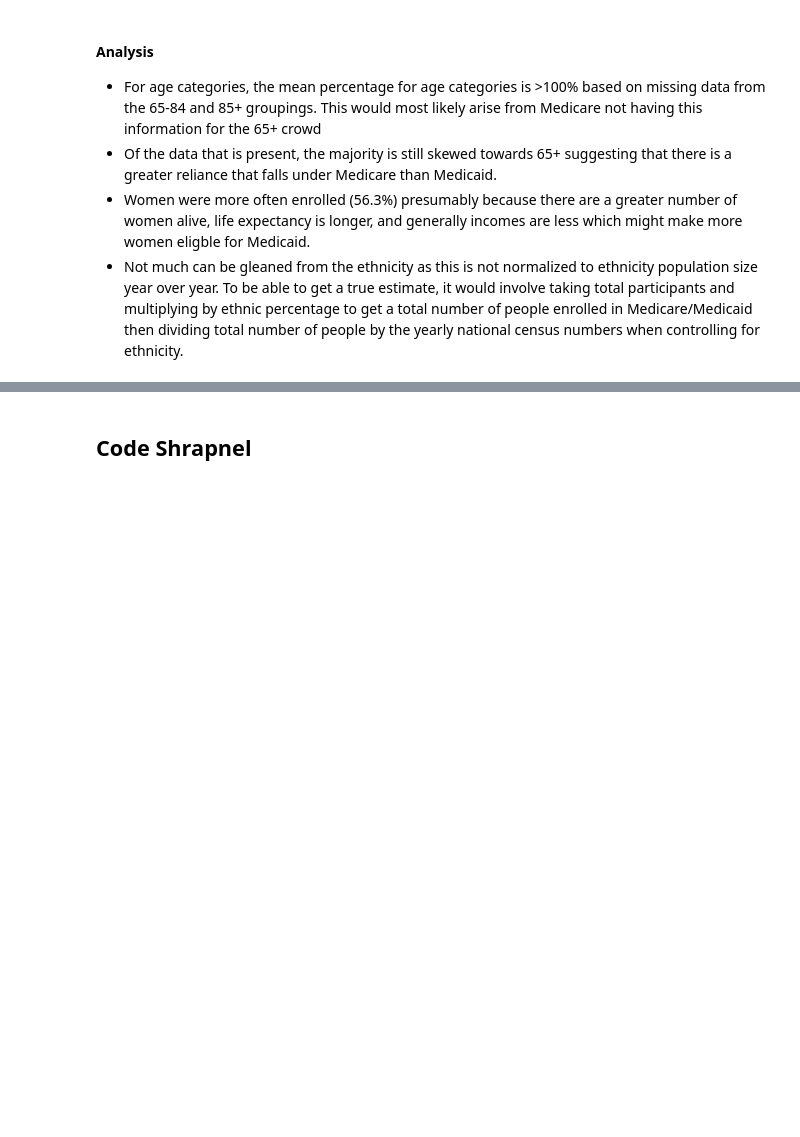
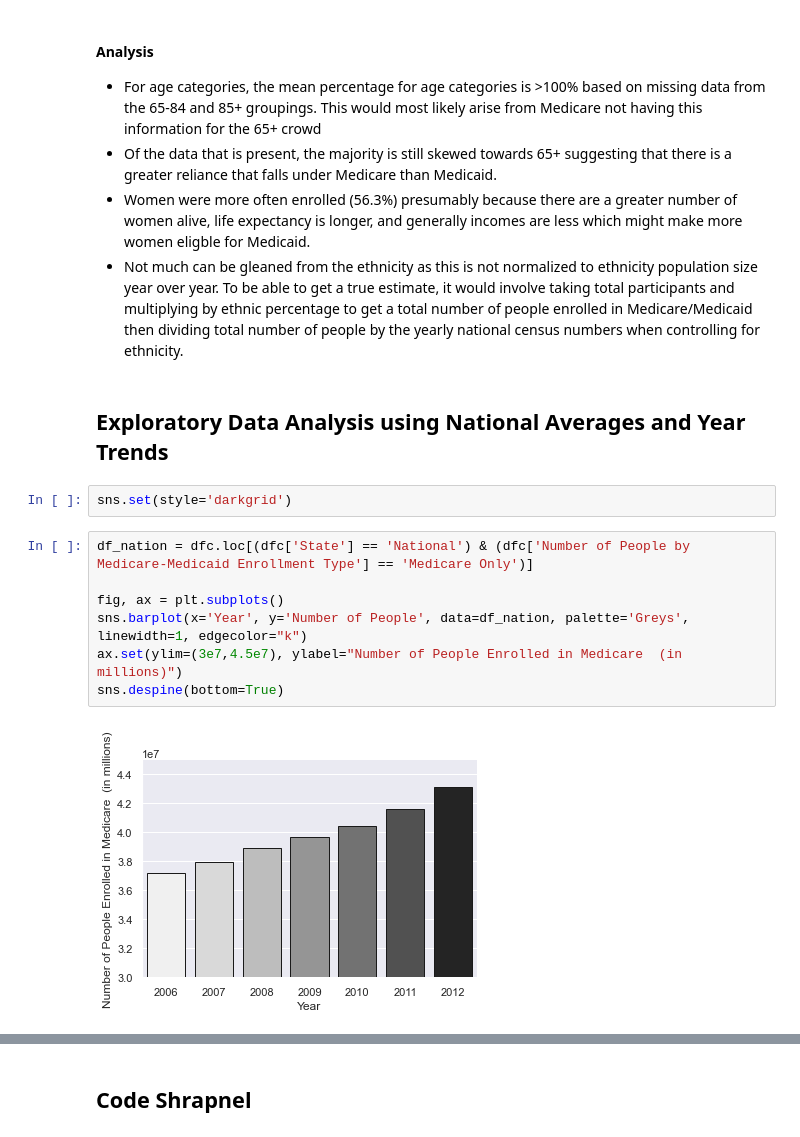
Before and after one commit to data301-2021-winter1/project-group36-project, a Jupyter notebook: notebooks/analysis1.ipynb, the cells around one changed output, grey strips where cells are left out. Drawn from its saved outputs; the diff is of its cells as text; blank space fills up the shorter version.

Commit message:
Added exploratory data analysis

```diff
--- a/notebooks/analysis1.ipynb
+++ b/notebooks/analysis1.ipynb
@@ -109,3 +110,16 @@ dfc[["A%_<40", "A%_40-64", "A%_65-84", "A%_85+", "F%", "M%", "White%", "AfrA%","
 - Of the data that is present, the majority is still skewed towards 65+ suggesting that there is a greater reliance that falls under Medicare than Medicaid.
 - Women were more often enrolled (56.3%) presumably because there are a greater number of women alive, life expectancy is longer, and generally incomes are less which might make more women eligble for Medicaid.
 - Not much can be gleaned from the ethnicity as this is not normalized to ethnicity population size year over year. To be able to get a true estimate, it would involve taking total participants and multiplying by ethnic percentage to get a total number of people enrolled in Medicare/Medicaid then dividing total number of people by the yearly national census numbers when controlling for ethnicity.
+# %% [markdown]
+## Exploratory Data Analysis using National Averages and Year Trends
+# %%
+sns.set(style='darkgrid')
+# %%
+df_nation = dfc.loc[(dfc['State'] == 'National') & (dfc['Number of People by Medicare-Medicaid Enrollment Type'] == 'Medicare Only')]
+
+fig, ax = plt.subplots()
+sns.barplot(x='Year', y='Number of People', data=df_nation, palette='Greys', linewidth=1, edgecolor="k")
+ax.set(ylim=(3e7,4.5e7), ylabel="Number of People Enrolled in Medicare  (in millions)")
+sns.despine(bottom=True)
+# %% [output]
+[figure, added]
```
Also changed, not shown: parts of 8 cells of this notebook, 1 other file.
